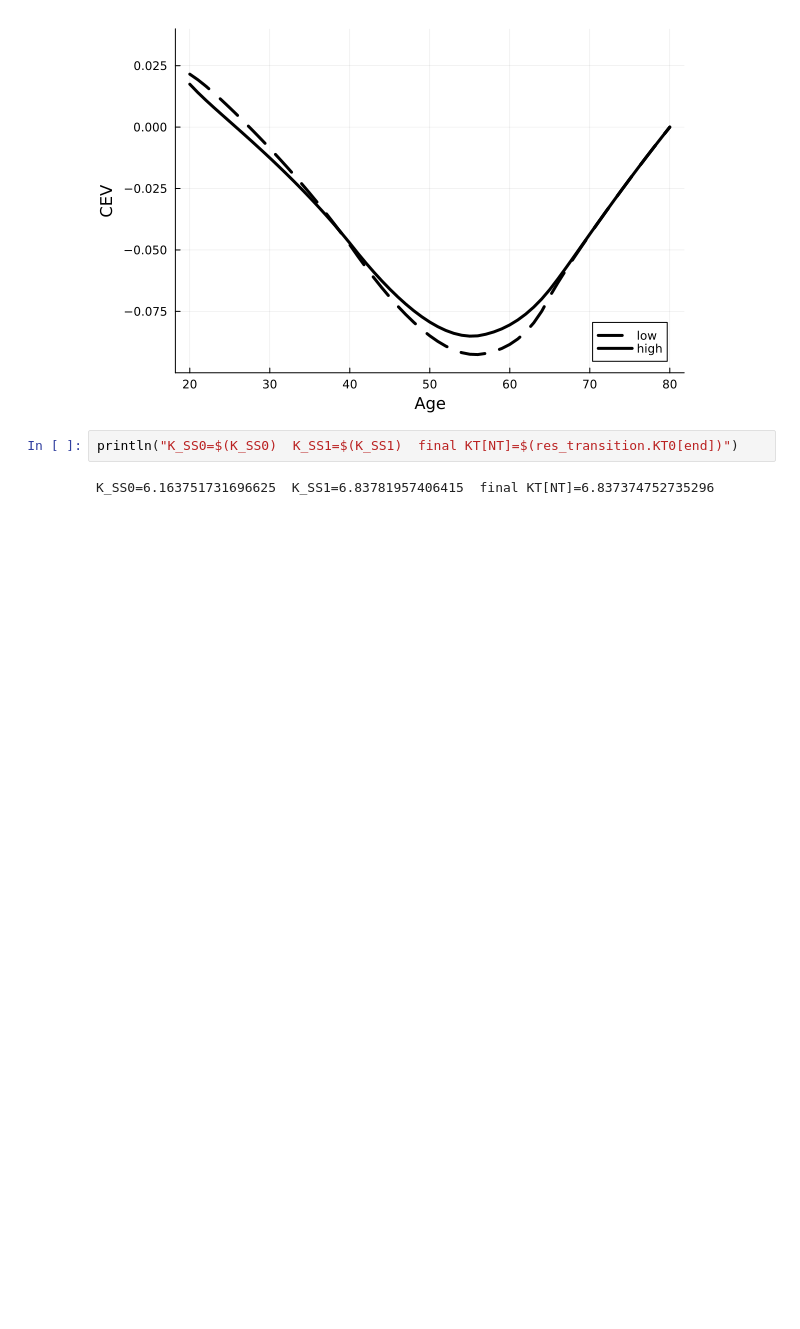
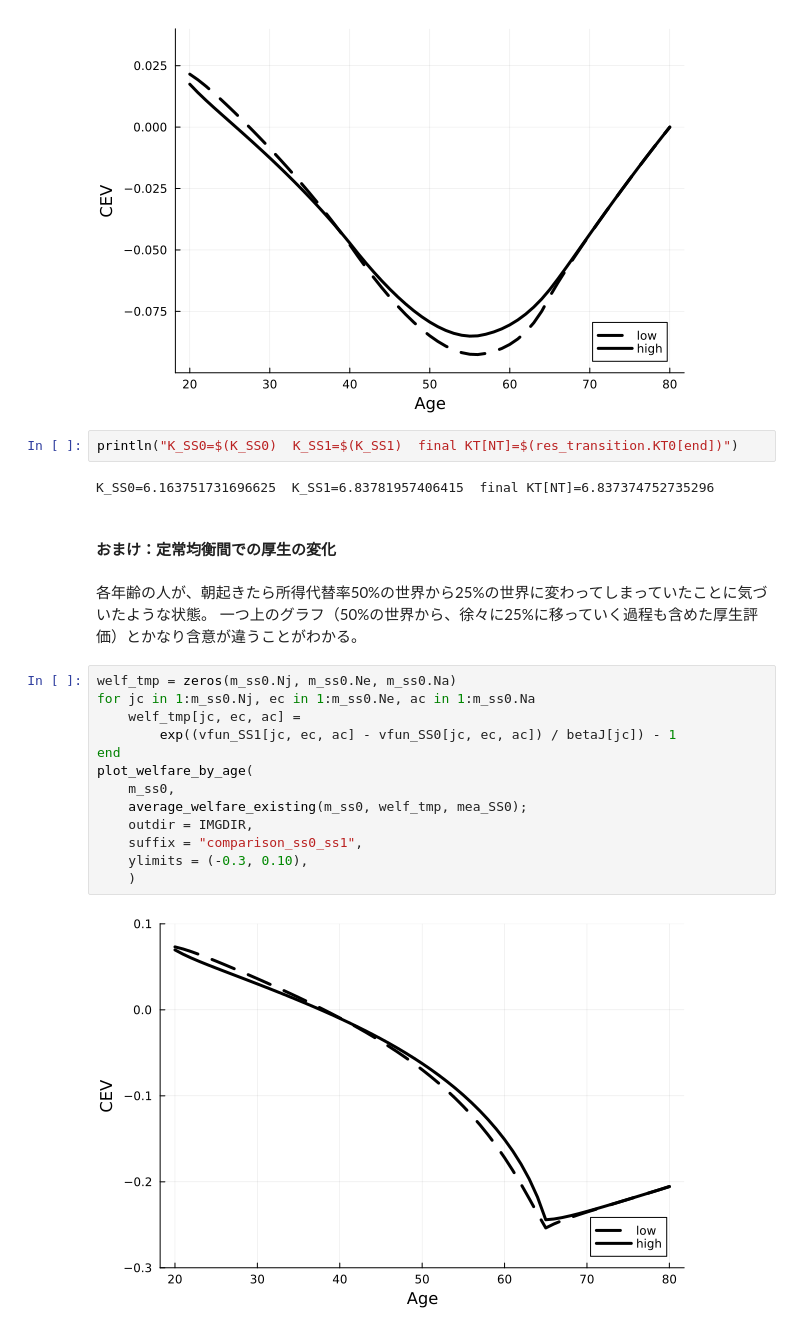
Before and after one commit to mizuhirosuzuki/quant_macro_study_group, a Jupyter notebook: Ch6/run_olg_stochastic.ipynb, the cells around one changed output. Drawn from its saved outputs; the diff is of its cells as text; blank space fills up the shorter version.

```diff
--- a/Ch6/run_olg_stochastic.ipynb
+++ b/Ch6/run_olg_stochastic.ipynb
@@ -203,3 +258,23 @@ plot_welfare_by_age(m_ss0, welf0_JE; outdir = IMGDIR)
 println("K_SS0=$(K_SS0)  K_SS1=$(K_SS1)  final KT[NT]=$(res_transition.KT0[end])")
 # %% [output]
 K_SS0=6.163751731696625  K_SS1=6.83781957406415  final KT[NT]=6.837374752735296
+# %% [markdown]
+#### おまけ：定常均衡間での厚生の変化
+# %% [markdown]
+各年齢の人が、朝起きたら所得代替率50\%の世界から25\%の世界に変わってしまっていたことに気づいたような状態。
+一つ上のグラフ（50\%の世界から、徐々に25%に移っていく過程も含めた厚生評価）とかなり含意が違うことがわかる。
+# %%
+welf_tmp = zeros(m_ss0.Nj, m_ss0.Ne, m_ss0.Na)
+for jc in 1:m_ss0.Nj, ec in 1:m_ss0.Ne, ac in 1:m_ss0.Na
+    welf_tmp[jc, ec, ac] =
+        exp((vfun_SS1[jc, ec, ac] - vfun_SS0[jc, ec, ac]) / betaJ[jc]) - 1
+end
+plot_welfare_by_age(
+    m_ss0,
+    average_welfare_existing(m_ss0, welf_tmp, mea_SS0);
+    outdir = IMGDIR,
+    suffix = "comparison_ss0_ss1",
+    ylimits = (-0.3, 0.10),
+    )
+# %% [output]
+[figure, added]
```
Also changed, not shown: parts of 11 cells of this notebook, 1 other file.
